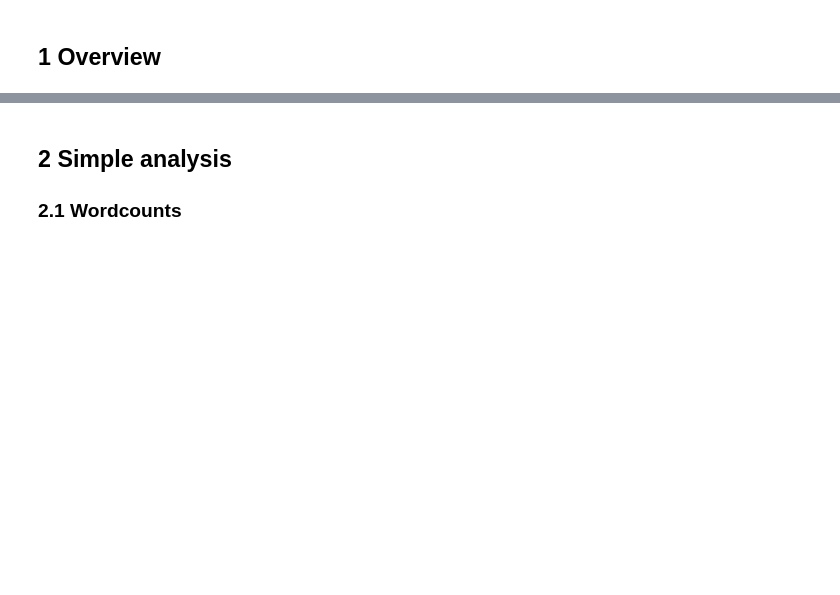
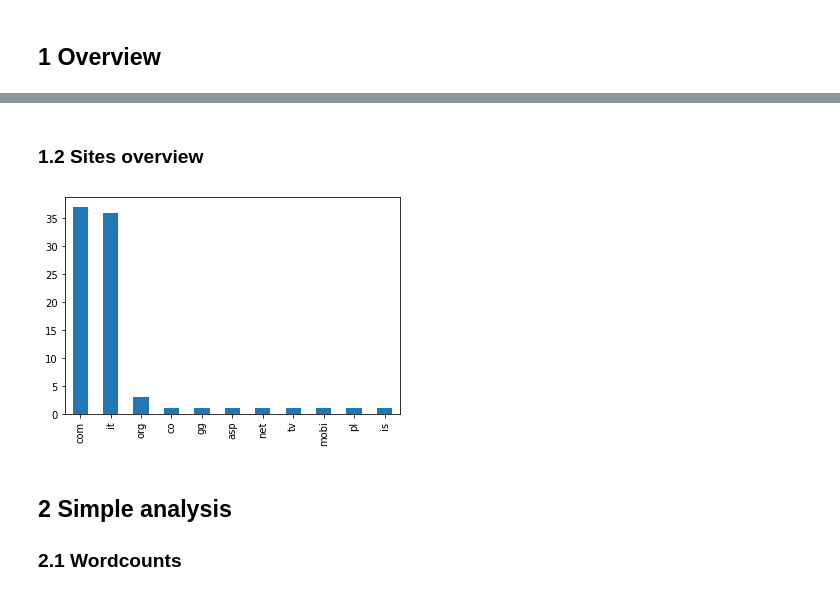
Before and after one commit to gbrsni/policySpider, a Jupyter notebook: Policy analysis.ipynb, the cells around one changed output, grey strips where cells are left out. Drawn from its saved outputs; the diff is of its cells as text; code cells hidden in the pictures; blank space fills up the shorter version.

Commit message:
Simple analysis of sites (tld distribution)

```diff
--- a/Policy analysis.ipynb
+++ b/Policy analysis.ipynb
@@ -56,3 +58,23 @@ Policy url found but no good policy found: 0
+# %% [markdown]
+### 1.2 Sites overview
+# %%
+# TLDs
+
+urls = report_json["url"]
+ul = urls.tolist()
+
+tlds = {}
+for url in ul:
+    tld = ((url.split(".")[len(url.split(".")) - 1]).split("/")[0]).split(":")[0]
+    if tld in tlds.keys():
+        tlds[tld] = tlds[tld] + 1
+    else:
+        tlds[tld] = 1
+
+pd.Series(tlds).sort_values(ascending = False).plot.bar()
+plt.show()
+# %% [output]
+[figure, added]
 # %% [markdown]
 ## 2 Simple analysis
 ### 2.1 Wordcounts
```
Also changed, not shown: parts of 5 cells of this notebook.
